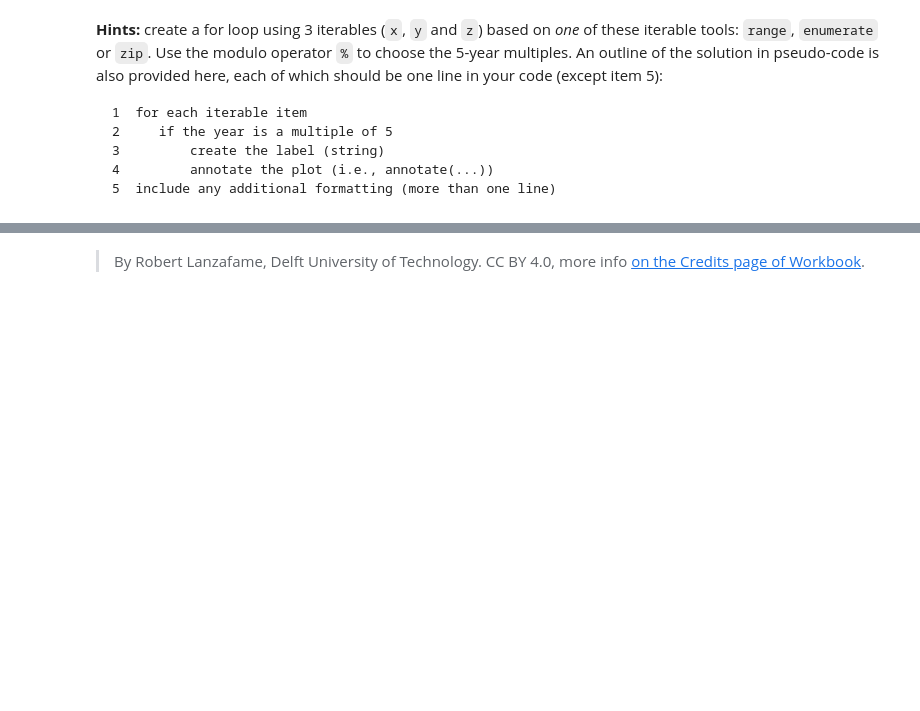
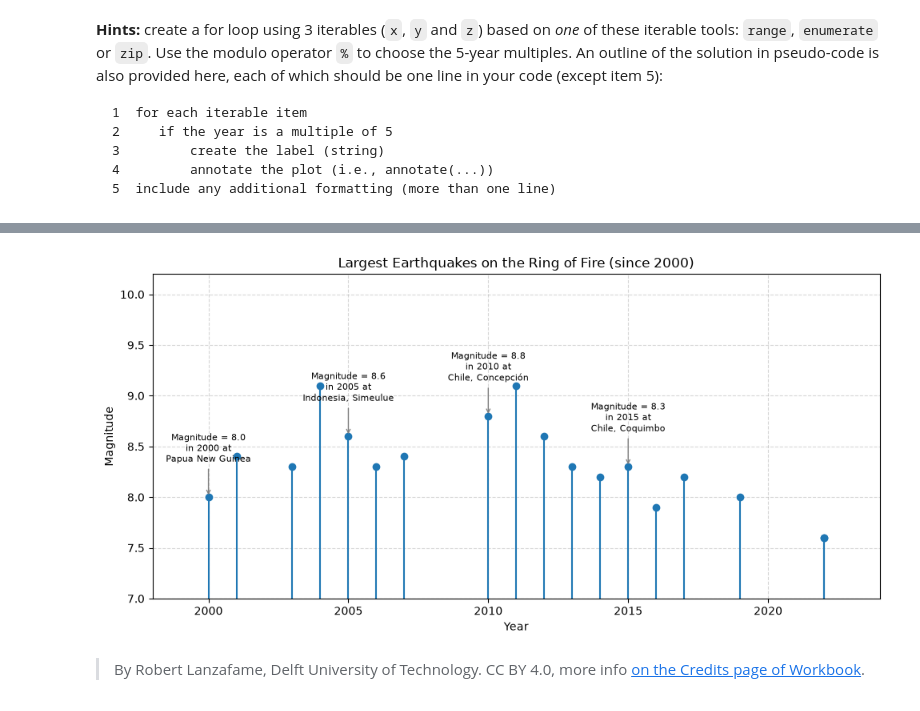
Before and after one commit to samwis03/PA2.3, a Jupyter notebook: 3_stem_plots.ipynb, the cells around one changed output, grey strips where cells are left out. Saved outputs shown, nothing was run; the diff lists cells and outputs as text; code cells hidden in the pictures; blank space fills up the shorter version.

```diff
--- a/3_stem_plots.ipynb
+++ b/3_stem_plots.ipynb
@@ -76,2 +100,31 @@ plt.savefig('my_earthquake.svg')
+# %%
+fig, ax = plt.subplots(figsize=(10, 5))
+
+ax.stem(year, magn)
+
+for y, m, s in zip(year, magn, site):
+    if y % 5 == 0:
+        label = f"Magnitude = {m}\nin {y} at\n{s}"
+        ax.annotate(
+            label,
+            xy=(y, m),
+            xytext=(y, m + 0.35),
+            ha='center',
+            fontsize=8,
+            arrowprops=dict(arrowstyle='->', color='gray')
+        )
+
+ax.set_xlabel('Year')
+ax.set_ylabel('Magnitude')
+ax.set_title('Largest Earthquakes on the Ring of Fire (since 2000)')
+ax.set_ylim(7.0, 10.2)
+ax.set_xlim(1998, 2024)
+ax.grid(True, linestyle='--', alpha=0.5)
+
+plt.tight_layout()
+plt.savefig('my_earthquake.svg')
+plt.show()
+# %% [output]
+[figure, added]
 # %% [markdown]
 > By Robert Lanzafame, Delft University of Technology. CC BY 4.0, more info [on the Credits page of Workbook](https://mude.citg.tudelft.nl/workbook-2025/credits.html).
```
Also changed, not shown: parts of 4 cells of this notebook, 5 other files.
